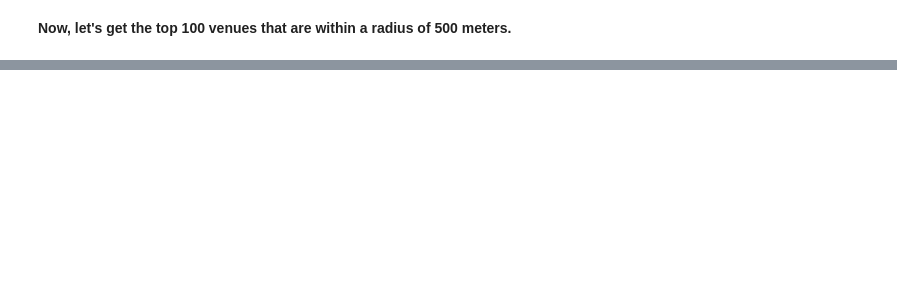
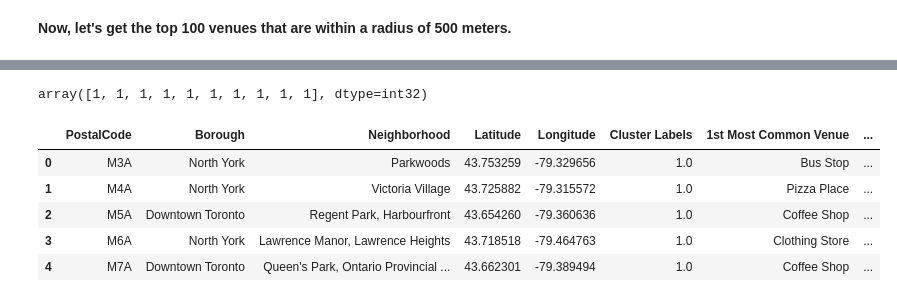
Before and after one commit to olegna1984/Coursera_Capstone, a Jupyter notebook: Segmenting and Clustering Toronto.ipynb, the cells around one changed output, grey strips where cells are left out. Drawn from its saved outputs; the diff is of its cells as text; code cells hidden in the pictures; blank space fills up the shorter version.

```diff
--- a/Segmenting and Clustering Toronto.ipynb
+++ b/Segmenting and Clustering Toronto.ipynb
@@ -648,0 +368,22 @@ toronto_merged.loc[toronto_merged['Cluster Labels'] == 4, toronto_merged.columns
+# %%
+#create a new dataframe with top venues for each neighborhood
+num_top_venues = 10
+
+indicators = ['st', 'nd', 'rd']
+
+# create columns according the number of top venues
+columns = ['Neighborhood']
+for ind in np.arange(num_top_venues):
+    try:
+        columns.append('{}{} Most Common Venue'.format(ind+1, indicators[ind]))
+    except:
+        columns.append('{}th Most Common Venue'.format(ind+1))
+
+# create a new dataframe
+neighborhoods_venues_sorted = pd.DataFrame(columns=columns)
+neighborhoods_venues_sorted['Neighborhood'] = toronto_grouped['Neighborhood']
+
+for ind in np.arange(toronto_grouped.shape[0]):
+    neighborhoods_venues_sorted.iloc[ind, 1:] = return_most_common_venues(toronto_grouped.iloc[ind, :], num_top_venues)
+
+neighborhoods_venues_sorted.head()
@@ -648,0 +397,32 @@ toronto_merged.loc[toronto_merged['Cluster Labels'] == 4, toronto_merged.columns
+# %%
+#clustering
+kclusters = 5
+
+toronto_grouped_clustering = toronto_grouped.drop('Neighborhood', 1)
+
+# run k-means clustering
+kmeans = KMeans(n_clusters=kclusters, random_state=0).fit(toronto_grouped_clustering)
+
+# check cluster labels generated for each row in the dataframe
+kmeans.labels_[0:10]
+# %% [output]
+array([1, 1, 1, 1, 1, 1, 1, 1, 1, 1], dtype=int32)
+# %%
+#create a new df with clusters
+
+# add clustering labels
+neighborhoods_venues_sorted.insert(0, 'Cluster Labels', kmeans.labels_)
+
+toronto_merged = df
+
+# merge toronto_grouped with df to add latitude/longitude for each neighborhood
+toronto_merged = toronto_merged.join(neighborhoods_venues_sorted.set_index('Neighborhood'), on='Neighborhood')
+
+toronto_merged.head()
+# %% [output]
+|  | PostalCode | Borough | Neighborhood | Latitude | Longitude | Cluster Labels | 1st Most Common Venue | ... |
+| 0 | M3A | North York | Parkwoods | 43.753259 | -79.329656 | 1.0 | Bus Stop | ... |
+| 1 | M4A | North York | Victoria Village | 43.725882 | -79.315572 | 1.0 | Pizza Place | ... |
+| 2 | M5A | Downtown Toronto | Regent Park, Harbourfront | 43.654260 | -79.360636 | 1.0 | Coffee Shop | ... |
+| 3 | M6A | North York | Lawrence Manor, Lawrence Heights | 43.718518 | -79.464763 | 1.0 | Clothing Store | ... |
+| 4 | M7A | Downtown Toronto | Queen's Park, Ontario Provincial ... | 43.662301 | -79.389494 | 1.0 | Coffee Shop | ... |
```
Also changed, not shown: parts of 102 cells of this notebook.
